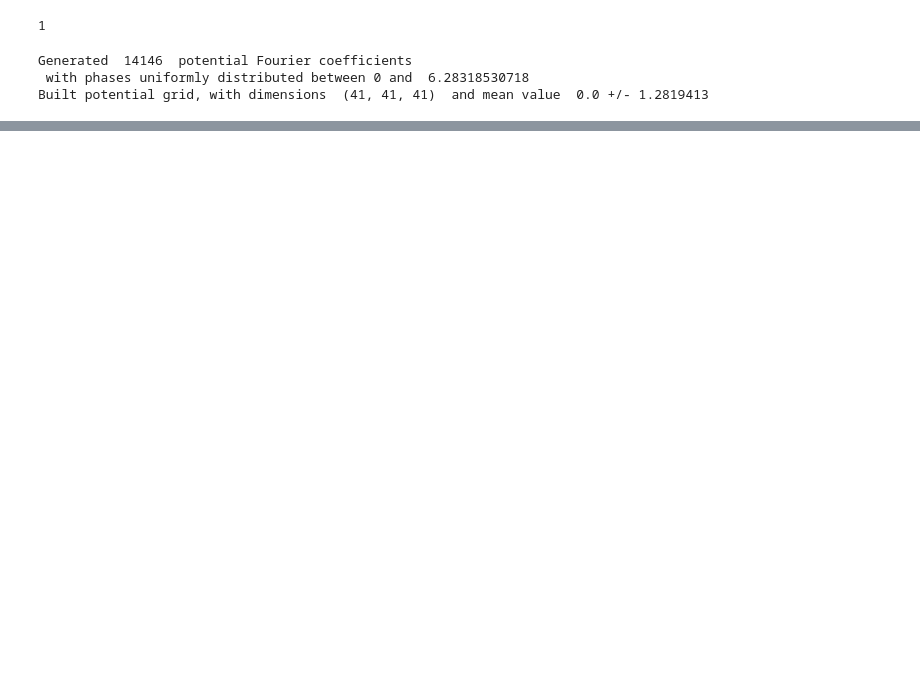
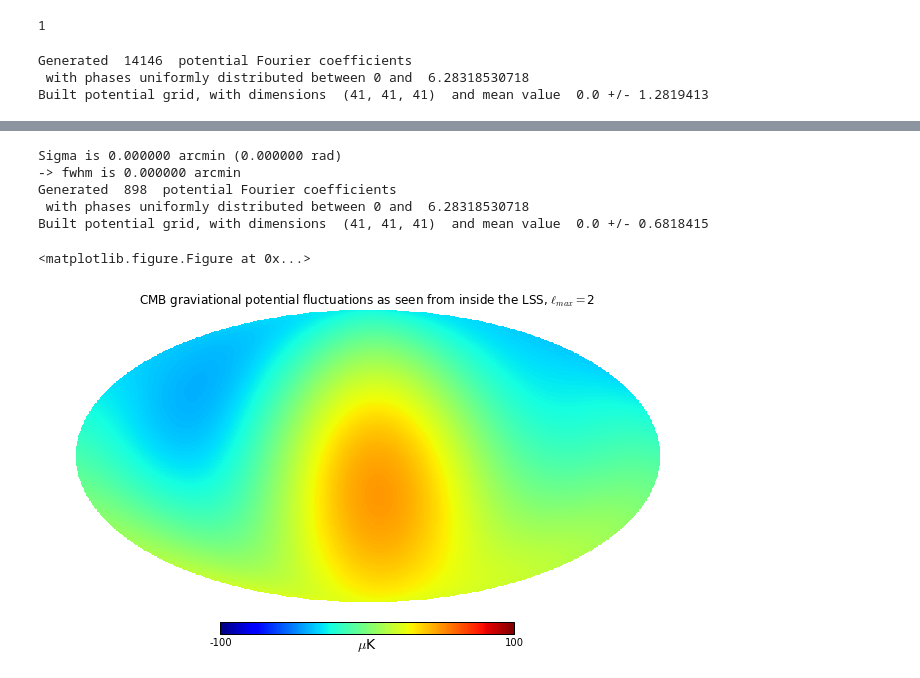
Before and after one commit to LaurencePeanuts/Music, a Jupyter notebook: Scripts/RecAnalysis_largeN.ipynb, the cells around one changed output, grey strips where cells are left out. Saved outputs shown, nothing was run; the diff lists cells and outputs as text; code cells hidden in the pictures; blank space fills up the shorter version.

```diff
--- a/Scripts/RecAnalysis_largeN.ipynb
+++ b/Scripts/RecAnalysis_largeN.ipynb
@@ -64,12 +117,13 @@ beatbox.You.all_simulated_universes[-1].transform_3D_potential_into_alm()
 beatbox.You.all_simulated_universes[-1].show_CMB_T_map()
 # %%
 MOCK = 0
-numreal = 1000
+numreal = 1
 beatbox.You.create_original_Universe()
 
 beatbox.You.all_simulated_universes = np.append(beatbox.You.all_simulated_universes, beatbox.Universe())
 beatbox.You.all_simulated_universes[-1].fngrid= beatbox.You.all_simulated_universes[0].fngrid * beatbox.Universe.kfilter
 beatbox.You.all_simulated_universes[-1].transform_3D_potential_into_alm()
+beatbox.You.all_simulated_universes[-1].show_CMB_T_map()
 beatbox.You.all_simulated_universes[0]=beatbox.Universe()
 beatbox.You.all_simulated_universes[0].generate_a_random_potential_field()
 
@@ -77,30 +131,38 @@ beatbox.You.all_simulated_universes[0].generate_a_random_potential_field()
 # fromthis = 'RobustnessAnalysis/MockUniverse_nmax15_lmax60_noiseupto8/TrueUniverse.fits'
 # beatbox.You.all_simulated_universes[-1].read_in_CMB_T_map(from_this = fromthis)
 # beatbox.You.all_simulated_universes[-1].decompose_T_map_into_spherical_harmonics(lmax=60)
 # beatbox.You.all_simulated_universes[-1].alm2ay()
 # beatbox.You.all_simulated_universes[-1].ay2alm(beatbox.You.all_simulated_universes[-1].ay)
 
 beatbox.You.all_reconstructed_universes = np.append(beatbox.You.all_reconstructed_universes, [beatbox.Universe() for i in range(numreal)])
 MockUniverse = np.array([])
 MockUniverse = np.append(MockUniverse, [beatbox.Universe() for i in range(numreal)])
 pvals=np.array([])
 chi2vals=np.array([])
 
 #from astroML.plotting import setup_text_plots
 #setup_text_plots(fontsize=8, usetex=True)
 from matplotlib import cm
 cmap = cm.RdBu_r
 cmap.set_under('w')
 
 max=100
 
 # Calculate C_yy from the 100 posterior sample Commander Planck CMB temperature maps
 #    or load the C_yy matrix if already calculated
 if not os.path.isfile('../data/covCyy_lmax%d_lmin%d.txt' % (beatbox.Multiverse.truncated_lmax, beatbox.Multiverse.truncated_lmin)):
     beatbox.You.read_Planck_samples()
     beatbox.You.calculate_covariance_matrix(filename='lmax%d_lmin%d' % (beatbox.Multiverse.truncated_lmax, beatbox.Multiverse.truncated_lmin))
 else:
     beatbox.You.load_covariance_matrix(filename='covCyy_lmax%d_lmin%d.txt' % (beatbox.Multiverse.truncated_lmax, beatbox.Multiverse.truncated_lmin))
 
 # Calculate the inverse of the a_y covariance matrix
 beatbox.You.calculate_sdv_Cyy_inverse()
+# %% [output]
+Sigma is 0.000000 arcmin (0.000000 rad)
+-> fwhm is 0.000000 arcmin
+Generated  898  potential Fourier coefficients
+ with phases uniformly distributed between 0 and  6.28318530718
+Built potential grid, with dimensions  (41, 41, 41)  and mean value  0.0 +/- 0.6818415
+<matplotlib.figure.Figure at 0x...>
+[figure, added]
```
Also changed, not shown: parts of 26 cells of this notebook, 5 other files.
